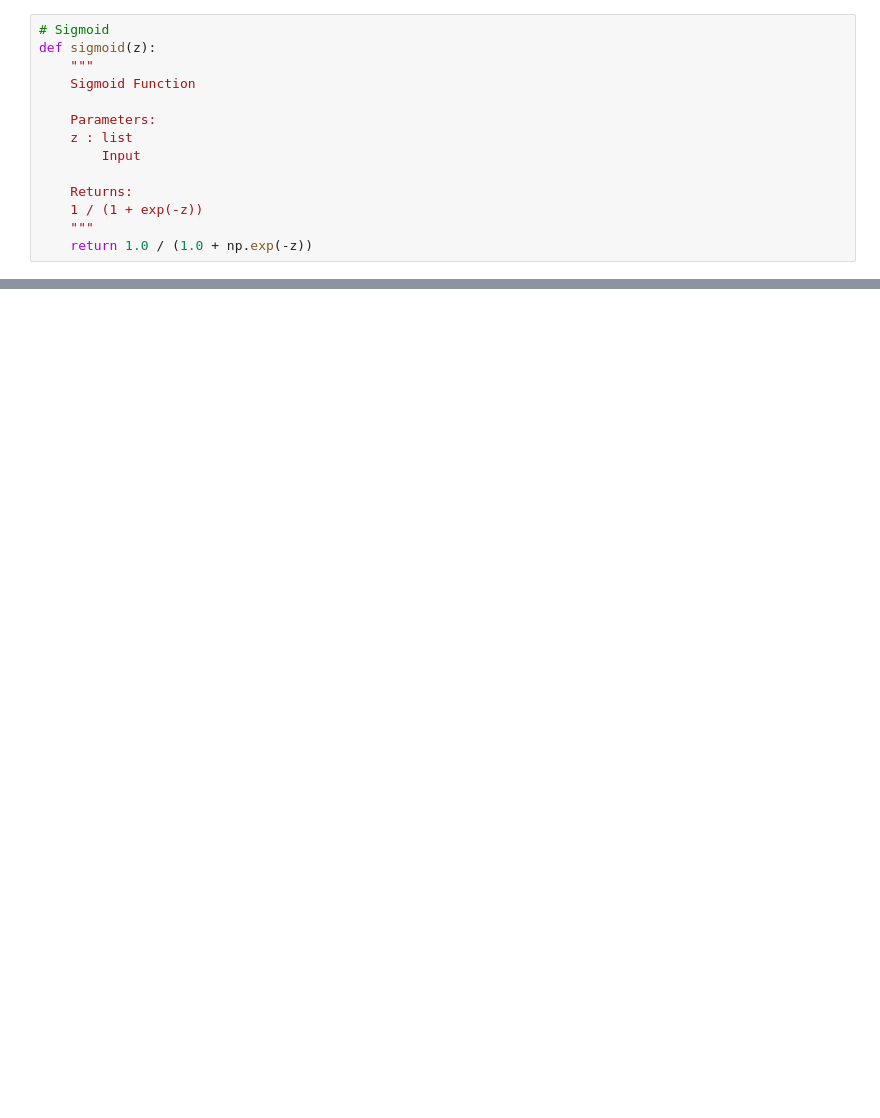
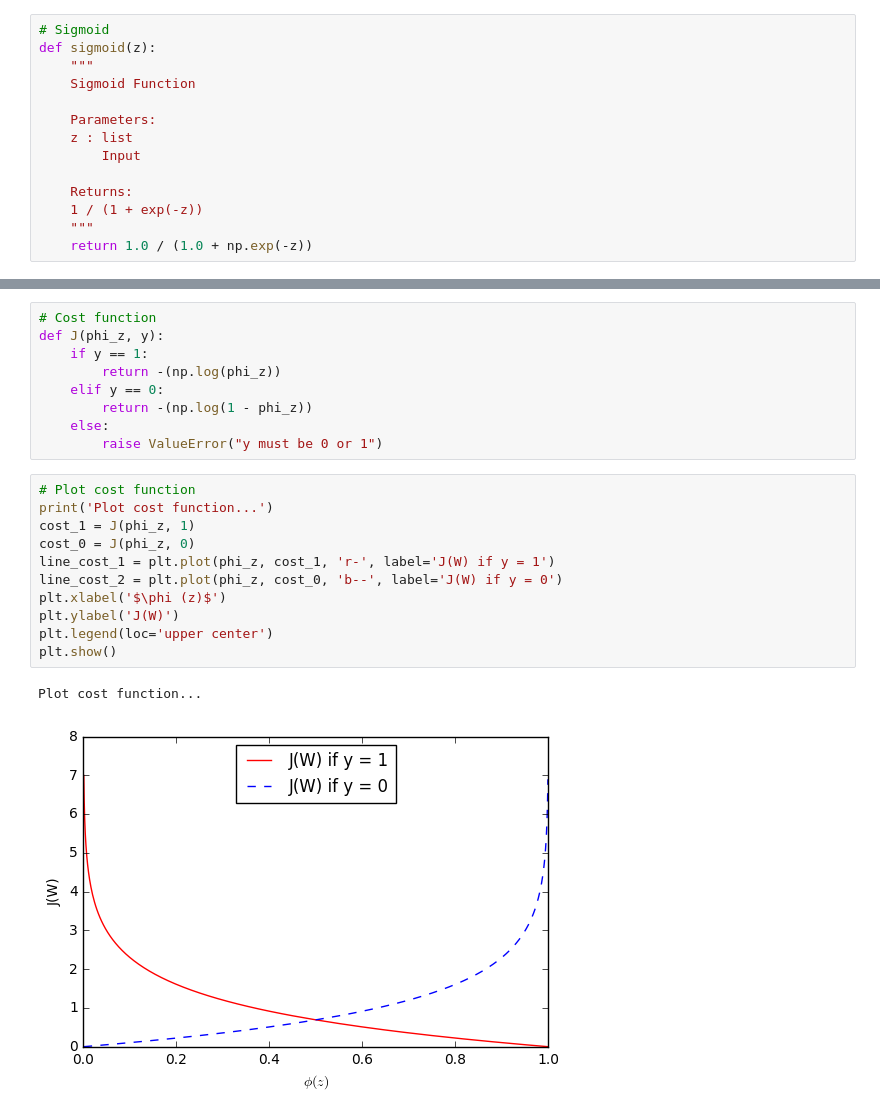
Before and after one commit to andymememe/Python-ML, a Jupyter notebook: Ch3/Scikit-LogisticRegression-Demo.ipynb, the cells around one changed output, grey strips where cells are left out. Drawn from its saved outputs; the diff is of its cells as text; blank space fills up the shorter version.

Commit message:
Ch3 Loglikelihood function

```diff
--- a/Ch3/Scikit-LogisticRegression-Demo.ipynb
+++ b/Ch3/Scikit-LogisticRegression-Demo.ipynb
@@ -48 +72,24 @@ plt.show()
 [figure]
+# %%
+# Cost function
+def J(phi_z, y):
+    if y == 1:
+        return -(np.log(phi_z))
+    elif y == 0:
+        return -(np.log(1 - phi_z))
+    else:
+        raise ValueError("y must be 0 or 1")
+# %%
+# Plot cost function
+print('Plot cost function...')
+cost_1 = J(phi_z, 1)
+cost_0 = J(phi_z, 0)
+line_cost_1 = plt.plot(phi_z, cost_1, 'r-', label='J(W) if y = 1')
+line_cost_2 = plt.plot(phi_z, cost_0, 'b--', label='J(W) if y = 0')
+plt.xlabel('$\phi (z)$')
+plt.ylabel('J(W)')
+plt.legend(loc='upper center')
+plt.show()
+# %% [output]
+Plot cost function...
+[figure, added]
```
Also changed, not shown: parts of 2 cells of this notebook.
